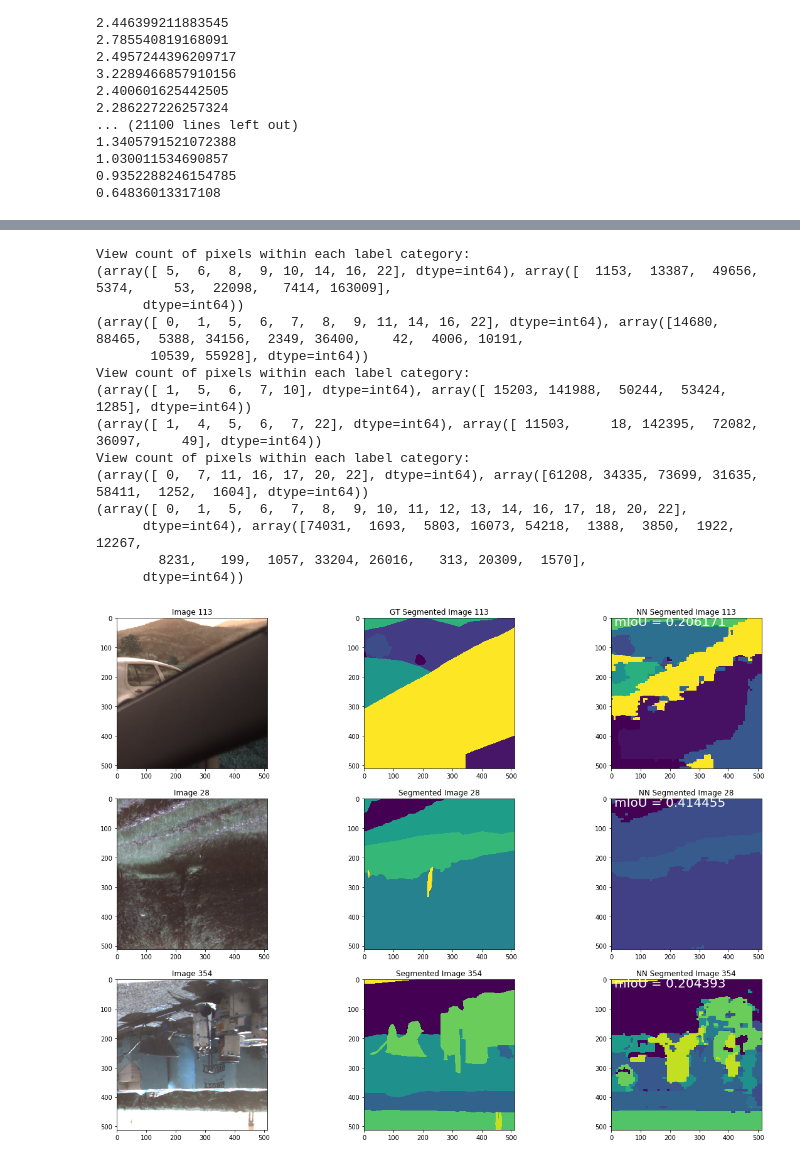
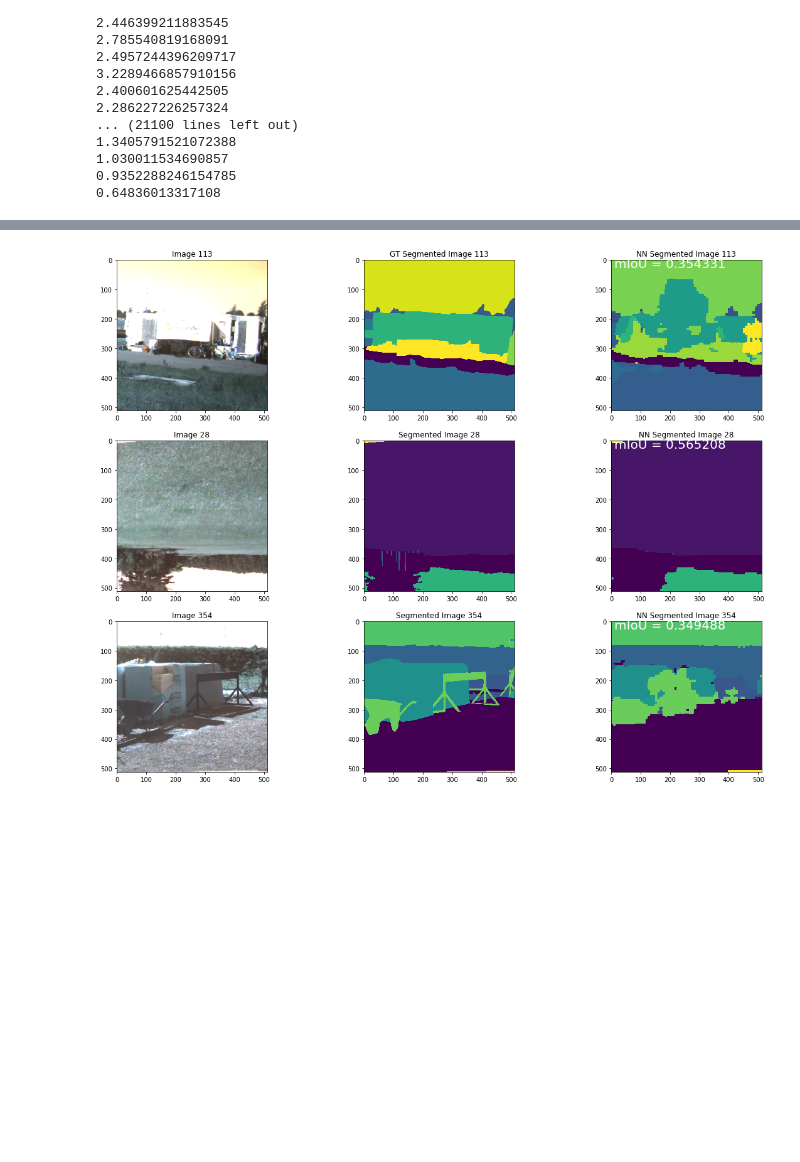
Before and after one commit to FYDP2022/compute, a Jupyter notebook: research/semantic-segmentation.ipynb, the cells around one changed output, grey strips where cells are left out. Cells and saved outputs as stored; diff of their text form; code cells hidden in the pictures; blank space fills up the shorter version.

Commit message:
finished semantic segmentation

```diff
--- a/research/semantic-segmentation.ipynb
+++ b/research/semantic-segmentation.ipynb
@@ -450,0 +353,10 @@ print(f)
+# %%
+val_data = DataLoaderSegmentation('val')
+val_loader = DataLoader(val_data, batch_size=1, shuffle=True, num_workers=0)
+
+checkpoint = torch.load('./checkpoint_mobilenet_v2.pth.tar')
+model = checkpoint['model']
+model = model.to(device)
+
+print("mIoU over the validation dataset:{}".format(validate(val_loader, model)[1]))
+print("mIoU over the training dataset:{}".format(validate(train_loader, model)[1]))
@@ -491,5 +398,17 @@ Wall time: 17.7 s
 # %%
-trained_net.eval()
+model.eval()
+
+def colorize_mask(mask):
+    new_mask = Image.fromarray(mask.numpy().astype(np.uint8)).convert('P')
+    new_mask.putpalette(palette)
+
+    return new_mask
+
+def add_img_plot(fig, index, img, title, sub_plot_id):
+    ax = fig.add_subplot(sub_plot_id[0],sub_plot_id[1],sub_plot_id[2])
+    plt.title(title + str(index))
+    ax.imshow(img)
+
 
 def add_img_txt_plot(fig, index, img, title, sub_plot_id, txt):
     ax = fig.add_subplot(sub_plot_id[0],sub_plot_id[1],sub_plot_id[2])
@@ -505,55 +424,41 @@ def get_nn_seg_img(net, img, mask):
     if device != 'cpu':
         nn_seg_img = torch.argmax(nn_seg_output, dim=1).cpu().numpy()[0]
     else:
         nn_seg_img = torch.argmax(nn_seg_output, dim=1).numpy()[0]
 
     gts = get_seg_img.cpu().numpy()
 
     conf = eval_semantic_segmentation(nn_seg_img[None], gts[None])
 
-    print("View count of pixels within each label category:")
-    print(np.unique(get_seg_img, return_counts=True))
-    print(np.unique(nn_seg_img, return_counts=True))
+#     print("View count of pixels within each label category:")
+#     print(np.unique(get_seg_img, return_counts=True))
+#     print(np.unique(nn_seg_img, return_counts=True))
 
     return nn_seg_img, conf['miou']
 
 
-img_113, seg_img_113 = val_data[20]
+img_113, seg_img_113 = val_data[27]
 img_28, seg_img_28 = train_data[9]
 img_354, seg_img_354 = train_data[100]
 
-nn_seg_img_113, miou_113 = get_nn_seg_img(trained_net, img_113, seg_img_113)
-nn_seg_img_28, miou_28 = get_nn_seg_img(trained_net, img_28, seg_img_28)
-nn_seg_img_354, miou_354 = get_nn_seg_img(trained_net, img_354, seg_img_354)
+nn_seg_img_113, miou_113 = get_nn_seg_img(model, img_113, seg_img_113)
+nn_seg_img_28, miou_28 = get_nn_seg_img(model, img_28, seg_img_28)
+nn_seg_img_354, miou_354 = get_nn_seg_img(model, img_354, seg_img_354)
 
 
 fig = plt.figure(figsize=(20,15))
 
 add_img_plot(fig, 113, np.rollaxis(img_113.numpy().astype(int), 0, 3), 'Image ', [3,3,1])
 add_img_plot(fig, 113, colorize_mask(seg_img_113), 'GT Segmented Image ', [3,3,2])
 add_img_txt_plot(fig, 113, colorize_mask_nn_output(nn_seg_img_113), 'NN Segmented Image ', [3,3,3], miou_113)
 add_img_plot(fig, 28, np.rollaxis(img_28.numpy().astype(int), 0, 3), 'Image ', [3,3,4])
 add_img_plot(fig, 28, colorize_mask(seg_img_28), 'Segmented Image ', [3,3,5])
 add_img_txt_plot(fig, 28, colorize_mask_nn_output(nn_seg_img_28), 'NN Segmented Image ', [3,3,6], miou_28)
 add_img_plot(fig, 354, np.rollaxis(img_354.numpy().astype(int), 0, 3), 'Image ', [3,3,7])
 add_img_plot(fig, 354, colorize_mask(seg_img_354), 'Segmented Image ', [3,3,8])
 add_img_txt_plot(fig, 354, colorize_mask_nn_output(nn_seg_img_354), 'NN Segmented Image ', [3,3,9], miou_354)
 # %% [output]
-View count of pixels within each label category:
-(array([ 5,  6,  8,  9, 10, 14, 16, 22], dtype=int64), array([  1153,  13387,  49656,   5374,     53,  22098,   7414, 163009],
-      dtype=int64))
-(array([ 0,  1,  5,  6,  7,  8,  9, 11, 14, 16, 22], dtype=int64), array([14680, 88465,  5388, 34156,  2349, 36400,    42,  4006, 10191,
-       10539, 55928], dtype=int64))
-View count of pixels within each label category:
-(array([ 1,  5,  6,  7, 10], dtype=int64), array([ 15203, 141988,  50244,  53424,   1285], dtype=int64))
-(array([ 1,  4,  5,  6,  7, 22], dtype=int64), array([ 11503,     18, 142395,  72082,  36097,     49], dtype=int64))
-View count of pixels within each label category:
-(array([ 0,  7, 11, 16, 17, 20, 22], dtype=int64), array([61208, 34335, 73699, 31635, 58411,  1252,  1604], dtype=int64))
-(array([ 0,  1,  5,  6,  7,  8,  9, 10, 11, 12, 13, 14, 16, 17, 18, 20, 22],
-      dtype=int64), array([74031,  1693,  5803, 16073, 54218,  1388,  3850,  1922, 12267,
-        8231,   199,  1057, 33204, 26016,   313, 20309,  1570],
-      dtype=int64))
-[figure, old version]
+[figure, new version]
 # %%
 test_data = DataLoaderSegmentation('test')
 # %%
```
Also changed, not shown: parts of 13 cells of this notebook.
